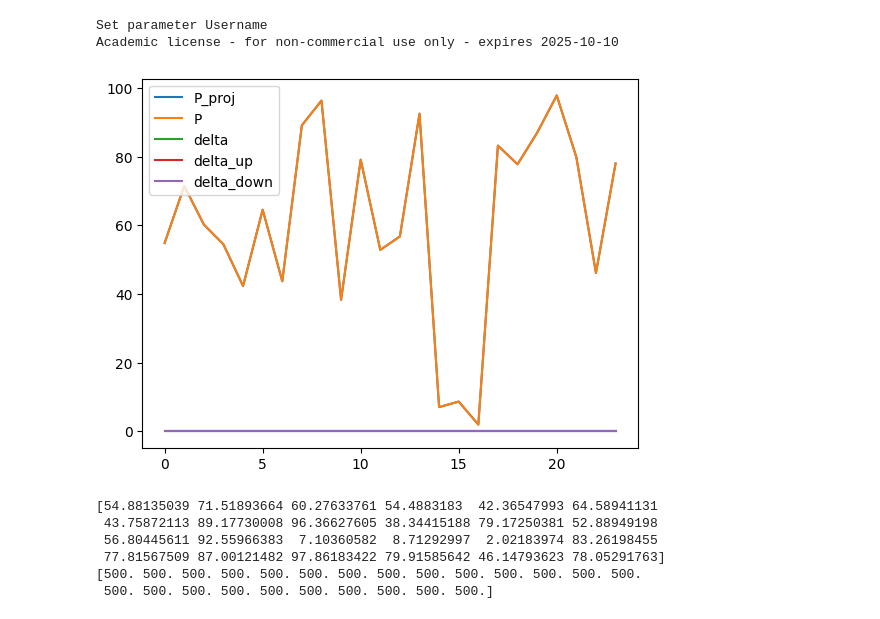
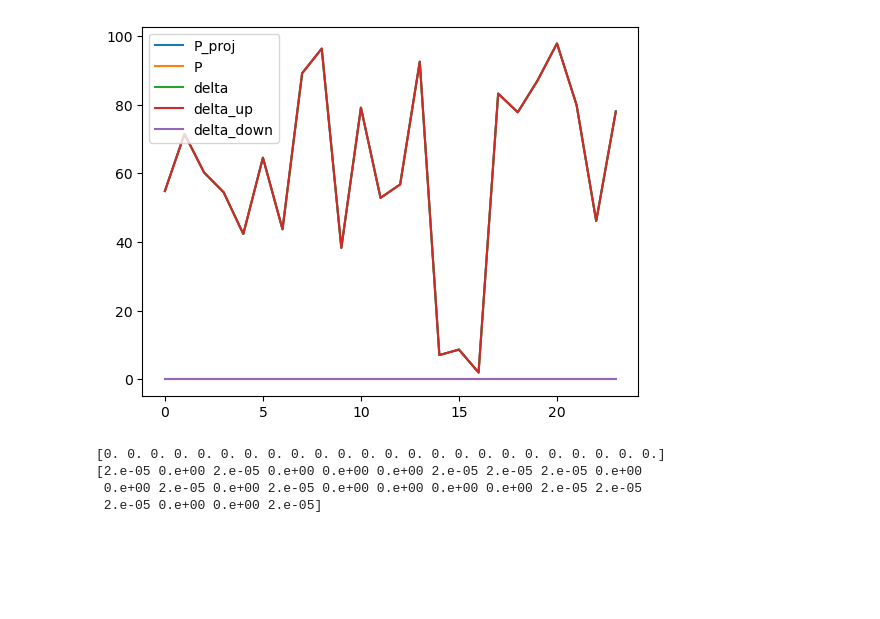
Before and after one commit to JacobSkaarup/46765_assignment1, a Jupyter notebook: opt.ipynb, the cells around one changed output. Saved outputs shown, nothing was run; the diff lists cells and outputs as text; code cells hidden in the pictures; blank space fills up the shorter version.

```diff
--- a/opt.ipynb
+++ b/opt.ipynb
@@ -5,7 +5,7 @@ import matplotlib.pyplot as plt
 import gurobipy as gp
 from gurobipy import GRB
 
-def market_bid(lambda_DA, lambda_up, lambda_down, P_proj,  C = 500):
+def market_bid(lambda_DA, lambda_up, lambda_down, P_proj,  C = 6500):
 
     n = len(P_proj)
 
@@ -31,37 +31,35 @@ def market_bid(lambda_DA, lambda_up, lambda_down, P_proj,  C = 500):
         bid = np.array([P_hat[i].x for i in range(n)])
         delta = np.array([delta[i].x for i in range(n)])
         delta_up = np.array([delta_up[i].x for i in range(n)])
         delta_down = np.array([delta_down[i].x for i in range(n)])
         return bid, delta, delta_up, delta_down
     else:
         print('The model is infeasible')
         return None
 
 # Generate mock data
 np.random.seed(0)
 n = 24
 P_proj = np.random.rand(n) * 100
-P_proj[P_proj < 0] = 0
+#P_proj[P_proj < 0] = 0
 lambda_DA = np.random.rand(n) * 10
-lambda_up = lambda_DA * 0.9
-lambda_down = lambda_DA * 1.1
+lambda_up = lambda_DA
+lambda_down = lambda_DA
 
 
 # Solve the market bid
 bid, delta, delta_up, delta_down = market_bid(lambda_DA, lambda_up, lambda_down, P_proj)
 
 # Plot the results
 fig, ax = plt.subplots()
 ax.plot(P_proj, label='P_proj')
 ax.plot(bid, label='P')
 ax.plot(delta, label='delta')
 ax.plot(delta_up, label='delta_up')
 ax.plot(delta_down, label='delta_down')
 ax.legend()
 
 plt.show()
 # %% [output]
-Set parameter Username
-Academic license - for non-commercial use only - expires 2025-10-10
-[figure, old version]
+[figure, new version]
 # %%
@@ -116,6 +104,15 @@ def market_bid_org(lambda_DA, lambda_up, lambda_down, P_proj,  C = 500):
     bid = np.array([bid[i] for i in range(t)])
     return bid
 # %%
+# Generate mock data
+np.random.seed(0)
+n = 24
+P_proj = np.random.rand(n) * 100
+#P_proj[P_proj < 0] = 0
+lambda_DA = np.random.rand(n) * 10
+lambda_up = lambda_DA
+lambda_down = lambda_DA
+
 bid, delta, delta_up, delta_down = market_bid(lambda_DA, lambda_up, lambda_down, P_proj)
 bid_alt = market_bid_org(lambda_DA, lambda_up, lambda_down, P_proj)
 
@@ -124,12 +121,10 @@ print(bid)
 
 print(bid_alt)
 # %% [output]
-[54.88135039 71.51893664 60.27633761 54.4883183  42.36547993 64.58941131
- 43.75872113 89.17730008 96.36627605 38.34415188 79.17250381 52.88949198
- 56.80445611 92.55966383  7.10360582  8.71292997  2.02183974 83.26198455
- 77.81567509 87.00121482 97.86183422 79.91585642 46.14793623 78.05291763]
-[500. 500. 500. 500. 500. 500. 500. 500. 500. 500. 500. 500. 500. 500.
- 500. 500. 500. 500. 500. 500. 500. 500. 500. 500.]
+[0. 0. 0. 0. 0. 0. 0. 0. 0. 0. 0. 0. 0. 0. 0. 0. 0. 0. 0. 0. 0. 0. 0. 0.]
+[2.e-05 0.e+00 2.e-05 0.e+00 0.e+00 0.e+00 2.e-05 2.e-05 2.e-05 0.e+00
+ 0.e+00 2.e-05 0.e+00 2.e-05 0.e+00 0.e+00 0.e+00 0.e+00 2.e-05 2.e-05
+ 2.e-05 0.e+00 0.e+00 2.e-05]
 # %%
 # Plot bids vs projected production
 fig, ax = plt.subplots()
```
Also changed, not shown: parts of 2 cells of this notebook.
